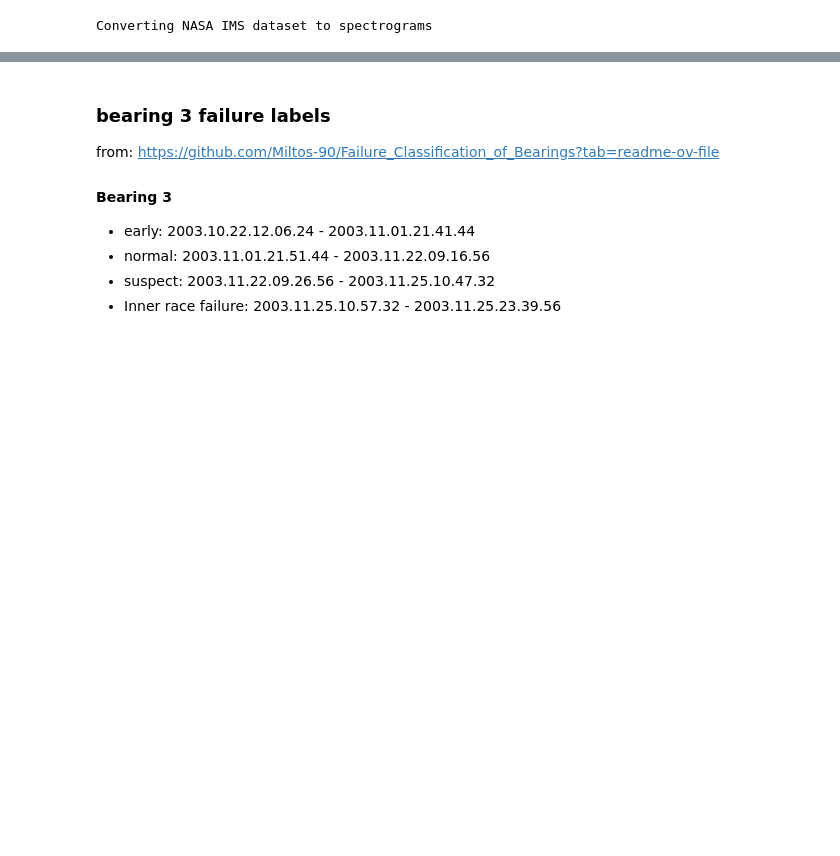
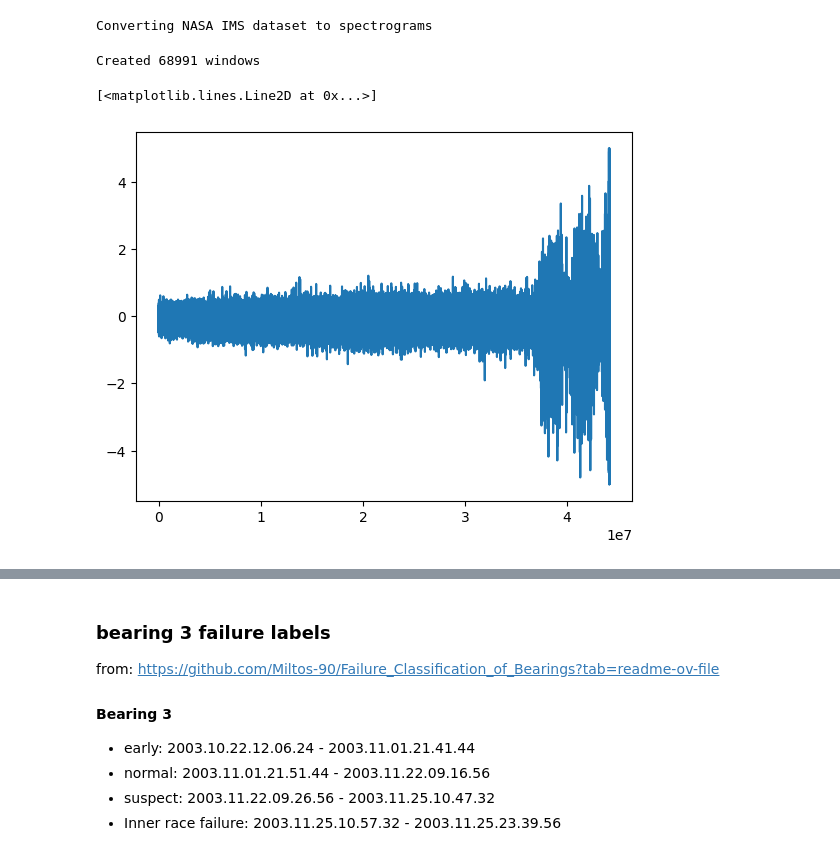
Before and after one commit to bitmorse/bearings-max78000, a Jupyter notebook: make_dataset.ipynb, the cells around one changed output, grey strips where cells are left out. Cells and saved outputs as stored; diff of their text form; code cells hidden in the pictures; blank space fills up the shorter version.

```diff
--- a/make_dataset.ipynb
+++ b/make_dataset.ipynb
@@ -196,3 +183,18 @@ def convert_nasa_experiments_to_numpy(ims_path=IMS_PATH, limit=1e10):
 experiments_data,experiment_files = convert_nasa_experiments_to_numpy()
 # %% [output]
 Converting NASA IMS dataset to spectrograms
+# %%
+#sanity check
+all_data = np.concatenate(experiments_data['1']['bearing3_values'])
+#plt.plot(all_data)
+
+#create windows
+windows = create_windows(all_data, window_length=640, overlap_length=0, window_type='rectangular')
+print("Created %s windows" % len(windows))
+#concatenate windows
+windows = np.concatenate(windows)
+plt.plot(windows)
+# %% [output]
+Created 68991 windows
+[<matplotlib.lines.Line2D at 0x...>]
+[figure, added]
```
Also changed, not shown: parts of 8 cells of this notebook, 2 other files.
